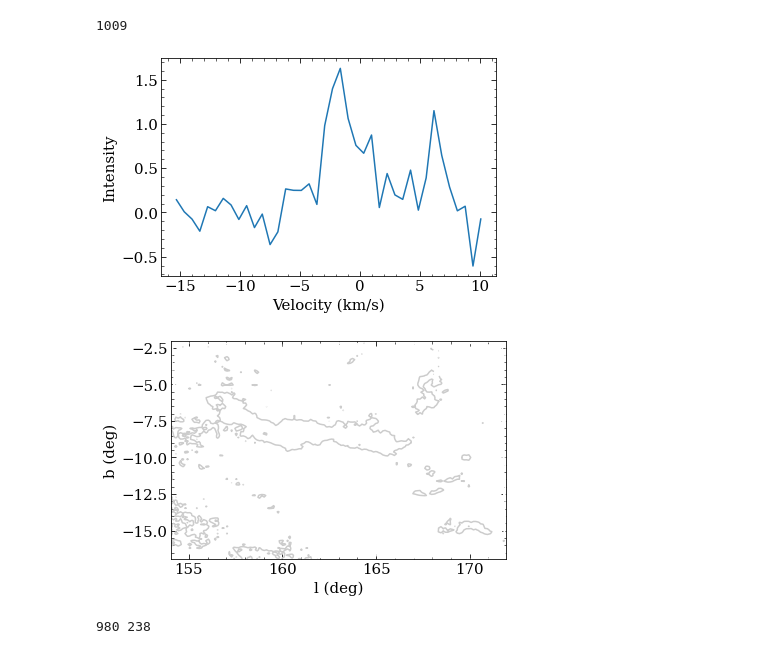
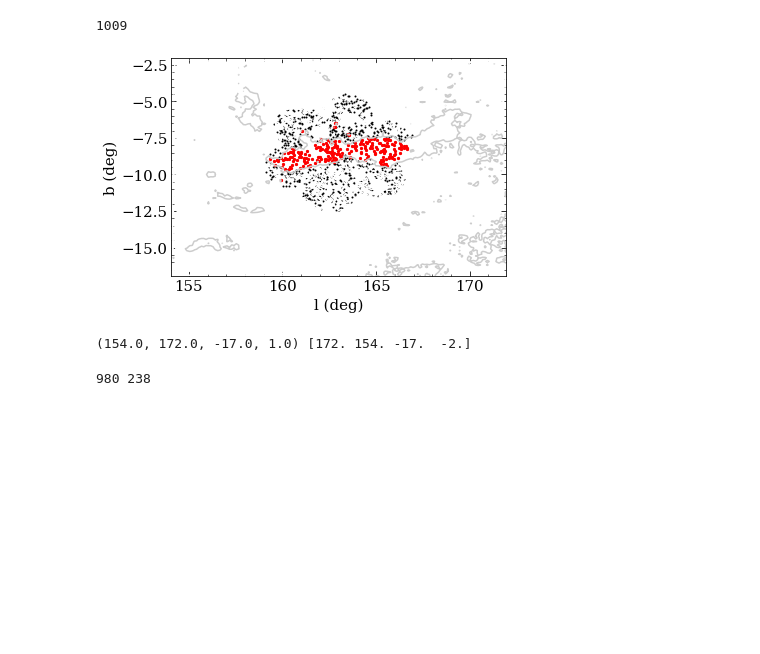
Before and after one commit to aidantmcb/microKT, a Jupyter notebook: 250109_SigClipKT_EmissionThreshold.ipynb, the cells around one changed output. Saved outputs shown, nothing was run; the diff lists cells and outputs as text; code cells hidden in the pictures; blank space fills up the shorter version.

```diff
--- a/250109_SigClipKT_EmissionThreshold.ipynb
+++ b/250109_SigClipKT_EmissionThreshold.ipynb
@@ -129,6 +130,7 @@ cube_HI_CA = cube_hi4pi.subcube(xlo = dust_extent[0]*u.deg, xhi = dust_extent[1]
 cube_CO_CA = cube_CO.subcube(xlo = dust_extent[0]*u.deg, xhi = dust_extent[1]*u.deg, ylo = dust_extent[2]*u.deg, yhi = dust_extent[3]*u.deg).spectral_slab(-15 * u.km/u.s, 10 * u.km/u.s)
 
 CO_extent = cube_CO_CA.world_extrema.value.flatten()
+CO_extent = CO_extent[[1, 0, 2, 3]]
 # %%
 b_CO, l_CO = cube_CO_CA.world[0, :, :][1:]
 b_CO, l_CO = b_CO[:, 0], l_CO[0, :]
@@ -140,27 +142,26 @@ HI_star_indices = np.array([[ np.argmin((CA_meta['GLAT'][i] - b_HI.value)**2), n
 # %%
 co_i, co_j = np.argmin(np.abs(l_CO.value -167.4)), np.argmin(np.abs(b_CO.value + 8.3))
 reference_point = cube_CO_CA.unmasked_data[:, co_j, co_i]
-fig, ax = plt.subplots()
-ax.plot(cube_CO_CA.spectral_axis, reference_point)
-ax.set_xlabel('Velocity (km/s)')
-ax.set_ylabel('Intensity')
-plt.show(
-)
-
 corr_lags = correlation_lags(cube_CO_CA.shape[0], cube_CO_CA.shape[0])
 
 zpoint = corr_lags == 0
 correlation_image = np.zeros((cube_CO_CA.shape[1], cube_CO_CA.shape[2]))
 for i in range(cube_CO_CA.shape[1]):
     for j in range(cube_CO_CA.shape[2]):
         correlation_image[i, j] = correlate(cube_CO_CA.unmasked_data[:, i, j] / np.nansum(np.abs(cube_CO_CA.unmasked_data[:, i, j])), reference_point / np.nansum(np.abs(reference_point)))[zpoint]
 
 fig, ax = plt.subplots()
 cont = ax.contour(correlation_image, origin = 'lower', cmap = 'binary', extent = CO_extent, vmin = 0.02, vmax = 0.07 , levels = (0, 0.03))# vmin = 0, vmax =200)
-# plt.plot(corr_lags, item)
+# im = ax.imshow(correlation_image, origin = 'lower', cmap = 'binary', extent = CO_extent)
+
+stars_CO_correlation = correlation_image[CO_star_indices[:, 0], CO_star_indices[:, 1]]
+# this is the correct order of indices; verify by plotting the stars colored by correlation value
+
+ax.scatter(CA_meta['GLON'], CA_meta['GLAT'], c = 'k', s = 1)
+ax.scatter(CA_meta['GLON'][stars_CO_correlation > 0.03], CA_meta['GLAT'][stars_CO_correlation > 0.03], c = 'r', s = 5)
+
 ax.set_xlabel('l (deg)')
 ax.set_ylabel('b (deg)')
 plt.show()
 # %% [output]
-[figure, old version]
+[figure, new version]
-[figure, removed]
@@ -170,3 +168,7 @@ stars_CO_correlation = correlation_image[CO_star_indices[:, 0], CO_star_indices[
+# %%
+print(dust_extent, CO_extent)
+# %% [output]
+(154.0, 172.0, -17.0, 1.0) [172. 154. -17.  -2.]
 # %%
 print(len(CA_meta), np.sum(stars_CO_correlation > 0.03))
 CA_meta = CA_meta[stars_CO_correlation > 0.03]
```
Also changed, not shown: parts of 10 cells of this notebook.
